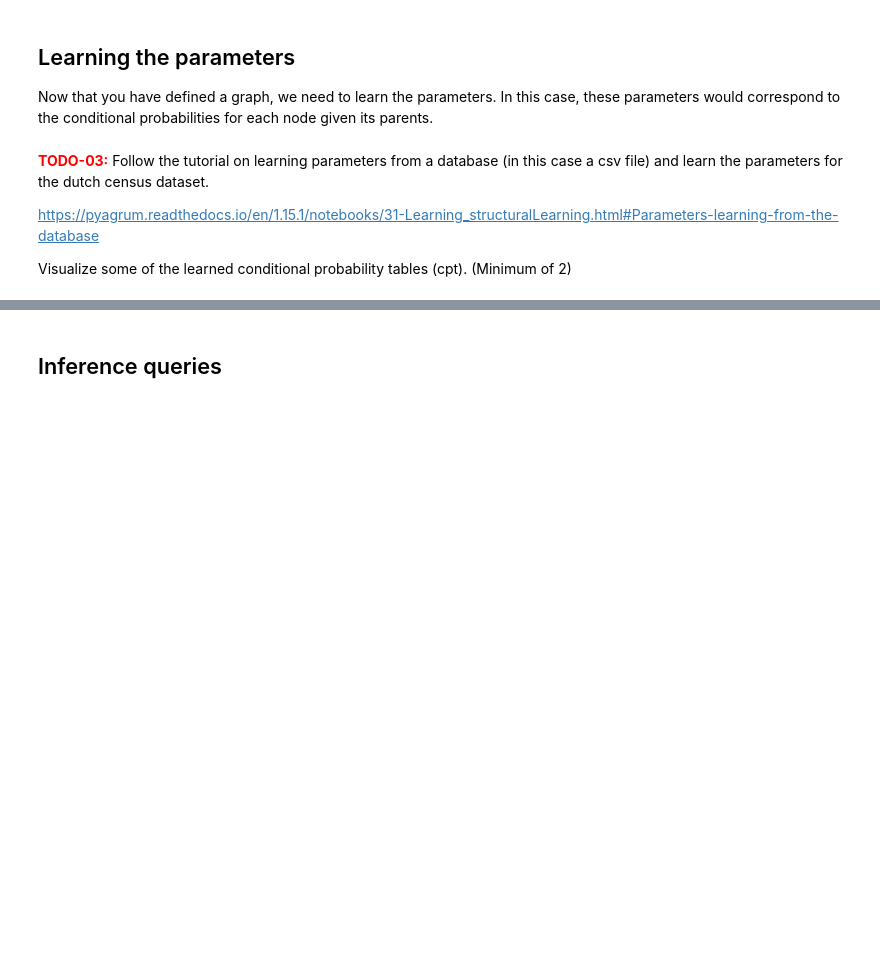
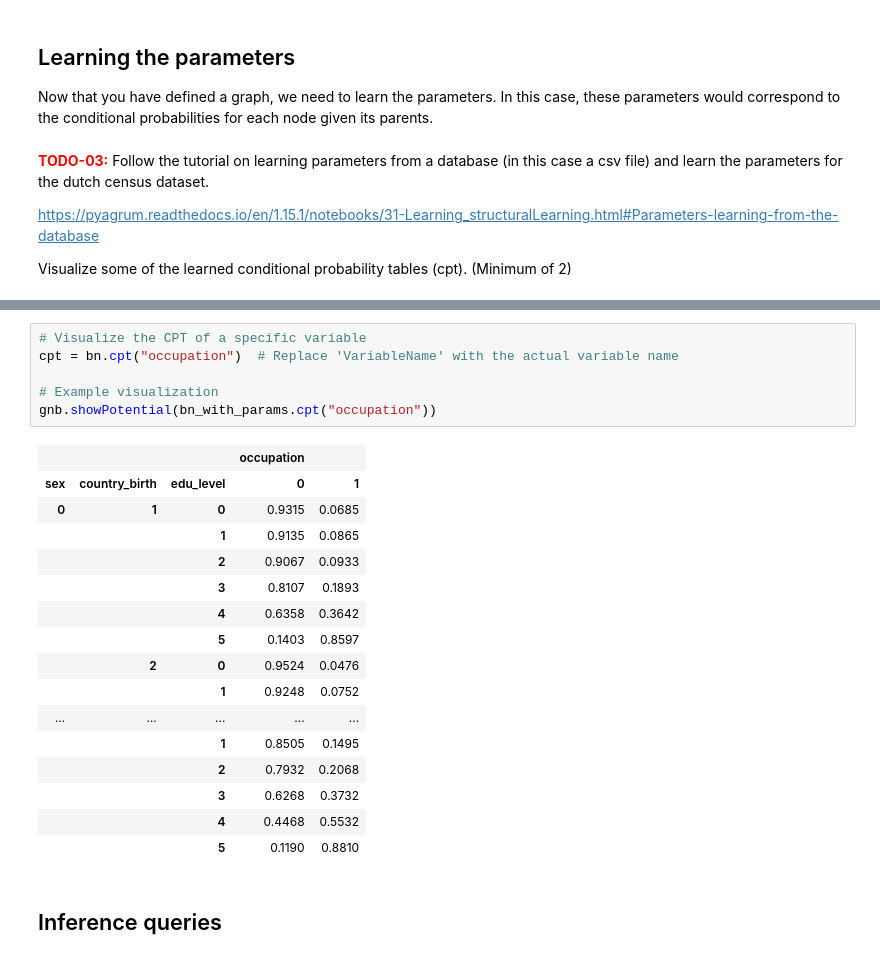
Before and after one commit to ningerdinger/KTAI1, a Jupyter notebook: Keytopics/Assignment1/1.4 - Knowledge based/1.4 - Knowledge Based AI.ipynb, the cells around one changed output, grey strips where cells are left out. Saved outputs shown, nothing was run; the diff lists cells and outputs as text; blank space fills up the shorter version.

```diff
--- a/Keytopics/Assignment1/1.4 - Knowledge based/1.4 - Knowledge Based AI.ipynb
+++ b/Keytopics/Assignment1/1.4 - Knowledge based/1.4 - Knowledge Based AI.ipynb
@@ -157,3 +184,26 @@ Visualize some of the learned conditional probability tables (cpt). (Minimum of
+# %%
+# Visualize the CPT of a specific variable
+cpt = bn.cpt("occupation")  # Replace 'VariableName' with the actual variable name
+
+# Example visualization
+gnb.showPotential(bn_with_params.cpt("occupation"))
+# %% [output]
+|  |  |  | occupation |  |
+| sex | country_birth | edu_level | 0 | 1 |
+| 0 | 1 | 0 | 0.9315 | 0.0685 |
+|  |  | 1 | 0.9135 | 0.0865 |
+|  |  | 2 | 0.9067 | 0.0933 |
+|  |  | 3 | 0.8107 | 0.1893 |
+|  |  | 4 | 0.6358 | 0.3642 |
+|  |  | 5 | 0.1403 | 0.8597 |
+|  | 2 | 0 | 0.9524 | 0.0476 |
+|  |  | 1 | 0.9248 | 0.0752 |
+| ... | ... | ... | ... | ... |
+|  |  | 1 | 0.8505 | 0.1495 |
+|  |  | 2 | 0.7932 | 0.2068 |
+|  |  | 3 | 0.6268 | 0.3732 |
+|  |  | 4 | 0.4468 | 0.5532 |
+|  |  | 5 | 0.1190 | 0.8810 |
 # %% [markdown]
 ## Inference queries
 # %% [markdown]
```
Also changed, not shown: parts of 10 cells of this notebook.
